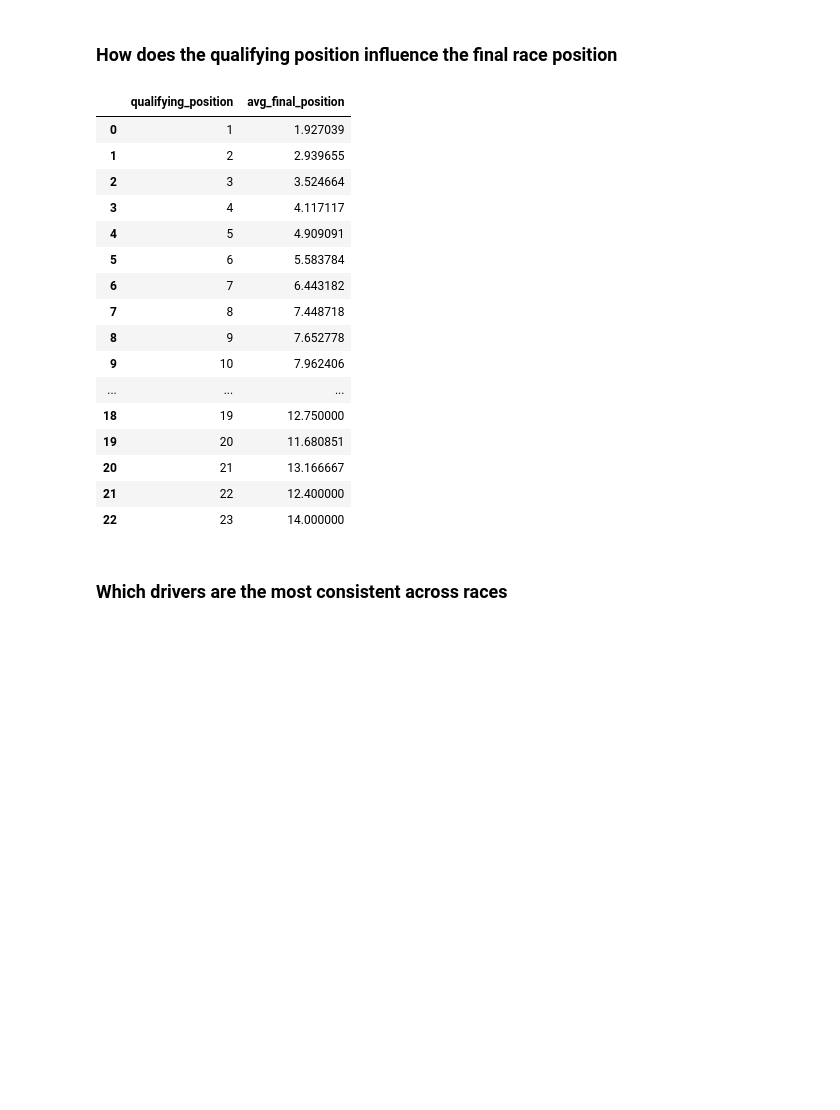
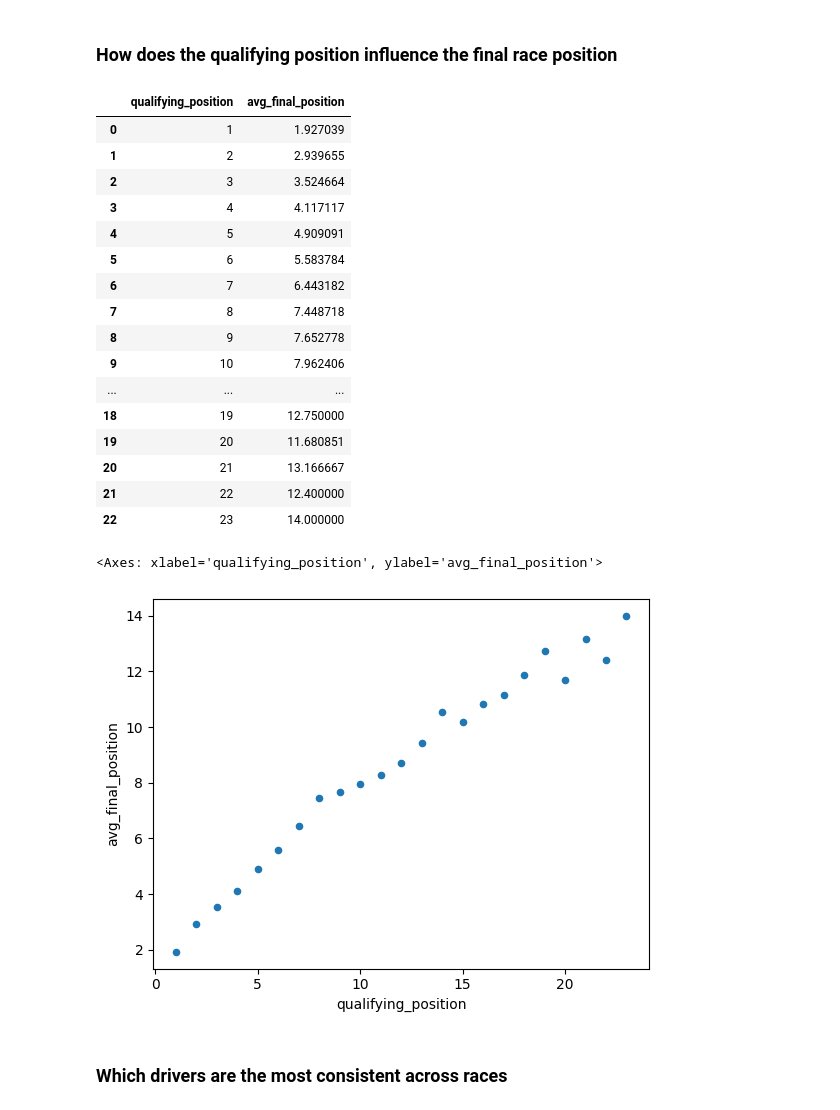
Before and after one commit to jennydang61/Driver-Performance-Prediction, a Jupyter notebook: formula1.ipynb, the cells around one changed output. Saved outputs shown, nothing was run; the diff lists cells and outputs as text; code cells hidden in the pictures; blank space fills up the shorter version.

Commit message:
created scatter plot

```diff
--- a/formula1.ipynb
+++ b/formula1.ipynb
@@ -414,26 +414,30 @@ display(unique_circuits)
 # %%
 # 23 positions in qualifying
 qualifying_influence = pd.read_sql_query('SELECT qualifying_position, AVG(final_position) AS avg_final_position FROM formula_one GROUP BY qualifying_position', conn)
 
 display(qualifying_influence)
+
+qualifying_influence.plot(kind='scatter', x='qualifying_position', y='avg_final_position')
 # %% [output]
 |  | qualifying_position | avg_final_position |
 | 0 | 1 | 1.927039 |
 | 1 | 2 | 2.939655 |
 | 2 | 3 | 3.524664 |
 | 3 | 4 | 4.117117 |
 | 4 | 5 | 4.909091 |
 | 5 | 6 | 5.583784 |
 | 6 | 7 | 6.443182 |
 | 7 | 8 | 7.448718 |
 | 8 | 9 | 7.652778 |
 | 9 | 10 | 7.962406 |
 | ... | ... | ... |
 | 18 | 19 | 12.750000 |
 | 19 | 20 | 11.680851 |
 | 20 | 21 | 13.166667 |
 | 21 | 22 | 12.400000 |
 | 22 | 23 | 14.000000 |
+<Axes: xlabel='qualifying_position', ylabel='avg_final_position'>
+[figure, added]
 # %% [markdown]
 ### Which drivers are the most consistent across races
 # %% [markdown]
```
Also changed, not shown: parts of 1 cell of this notebook, 1 other file.
